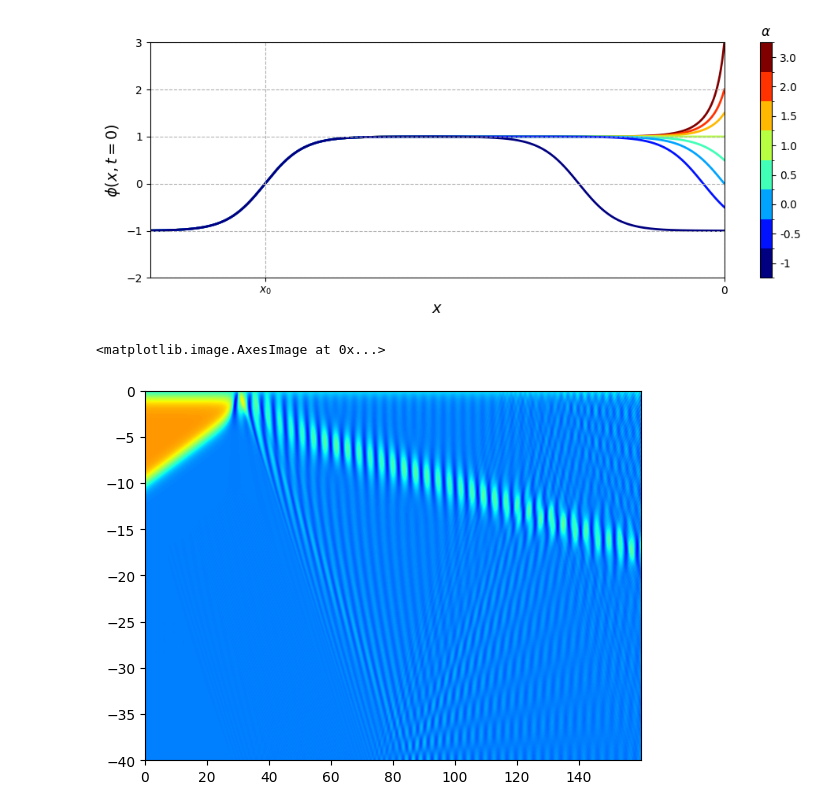
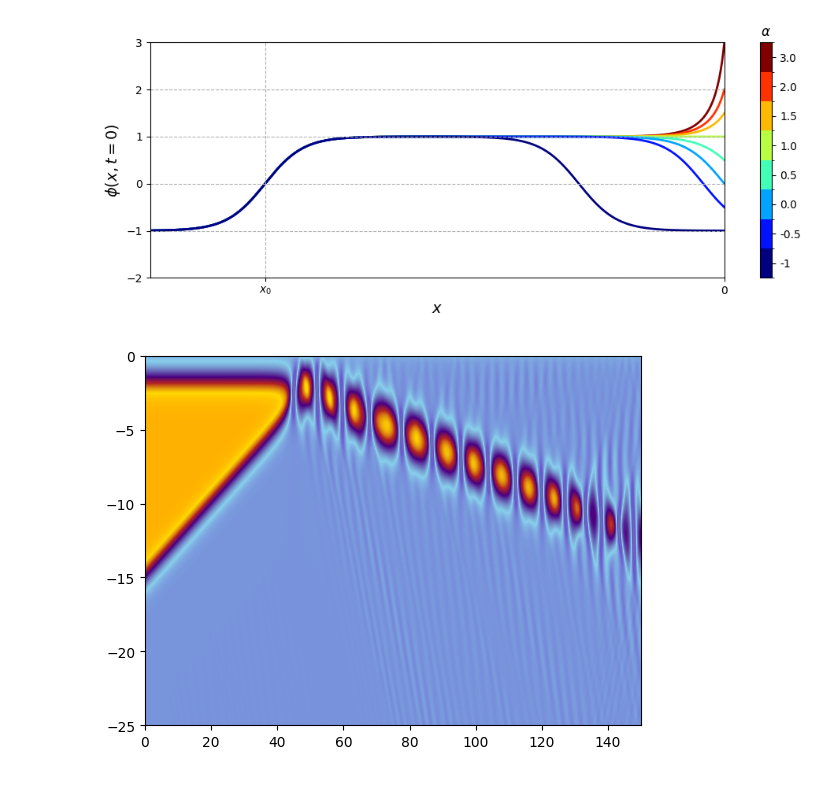
Before and after one commit to JairoSSantos/parallel-kink-scattering, a Jupyter notebook: notebooks/dirichlet.ipynb, the cells around one changed output. Drawn from its saved outputs; the diff is of its cells as text; code cells hidden in the pictures.

Commit message:
Dirichlet boundary

```diff
--- a/notebooks/dirichlet.ipynb
+++ b/notebooks/dirichlet.ipynb
@@ -8,6 +8,8 @@ import matplotlib.pyplot as plt
 from matplotlib.colors import ListedColormap, BoundaryNorm, rgb2hex
 from matplotlib.cm import ScalarMappable
 from modules.numeric import *
+from modules.plotting import *
+CMAP = get_cmap()
 # %%
 def chi(alpha, mu, nu):
     return -np.arctanh((mu*alpha)**nu)
@@ -101,28 +103,31 @@ def kink_dirichlet(x0: float, v: float, alpha: float):
 
     return Field((x, t), phi_dirichlet + phi_kink - 1)
 # %%
-L = 40
-N = 1000 #int(L/40*1000)
+L = 50
+N = int(L/40*1000)
 DX = L/(N - 1)
 DT = 0.7*DX
 LAMB = 2
-X0 = 10 #15*delta(lamb)/2 #L/3
+X0 = 15 #15*delta(lamb)/2 #L/3
 # %%
-v = 0.25
-alpha = -0.5
-
-COLLIDER = KinkCollider(0, -L, N, (-X0, X0), DT, DX, order=4, H=alpha)
-field = kink_dirichlet(-X0, v, alpha=alpha)
-Y0 = lambda x: field(x, 0)
-Y0_dt = lambda x: field.diff(1)(x, 0)
-y0 = np.stack((
-    Y0(COLLIDER.x),
-    Y0_dt(COLLIDER.x)
-))
-t_final = L/v
-t, Y = rk4_solve(COLLIDER.get_system(lamb=LAMB), y0, DT, t_final)
-y = Y[:, 0]
-plt.imshow(y.T, cmap='jet', vmin=-2, vmax=2, aspect='auto', extent=(t.min(), t.max(), COLLIDER.x.min(), COLLIDER.x.max()))
+def plot_boundary_scatter(v, alpha, tmax=100):
+    COLLIDER = KinkCollider(0, -L, N, (-X0, X0), DT, DX, order=4, H=alpha)
+    field = kink_dirichlet(-X0, v, alpha=alpha)
+    Y0 = lambda x: field(x, 0)
+    Y0_dt = lambda x: field.diff(1)(x, 0)
+    y0 = np.stack((
+        Y0(COLLIDER.x),
+        Y0_dt(COLLIDER.x)
+    ))
+    # t_final = L/v
+    t, Y = rk4_solve(COLLIDER.get_system(lamb=LAMB), y0, DT, tmax)
+    y = Y[:, 0]
+    plt.imshow(y.T, cmap=CMAP, vmin=-2, vmax=2, aspect='auto', extent=(t.min(), t.max(), COLLIDER.x.min(), COLLIDER.x.max()))
+    plt.xlim(0, tmax)
+    plt.ylim(-25, 0)
+    return COLLIDER.x, y
-# %% [output]
-<matplotlib.image.AxesImage at 0x...>
-[figure, removed]
+# %%
+plot_boundary_scatter(v=0.25, alpha=-0.9, tmax=150)
+plt.show()
+# %% [output]
+[figure, added]
```
Also changed, not shown: parts of 13 cells of this notebook, 1 other file.
